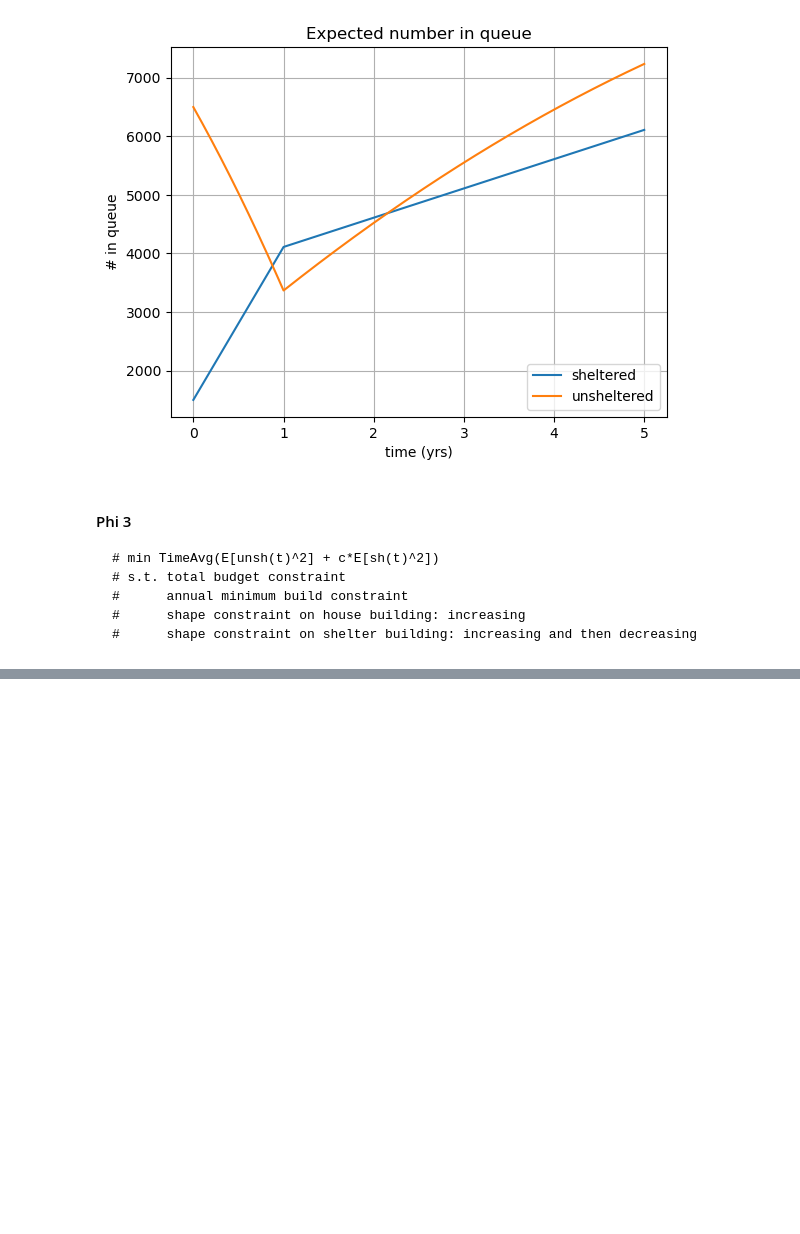
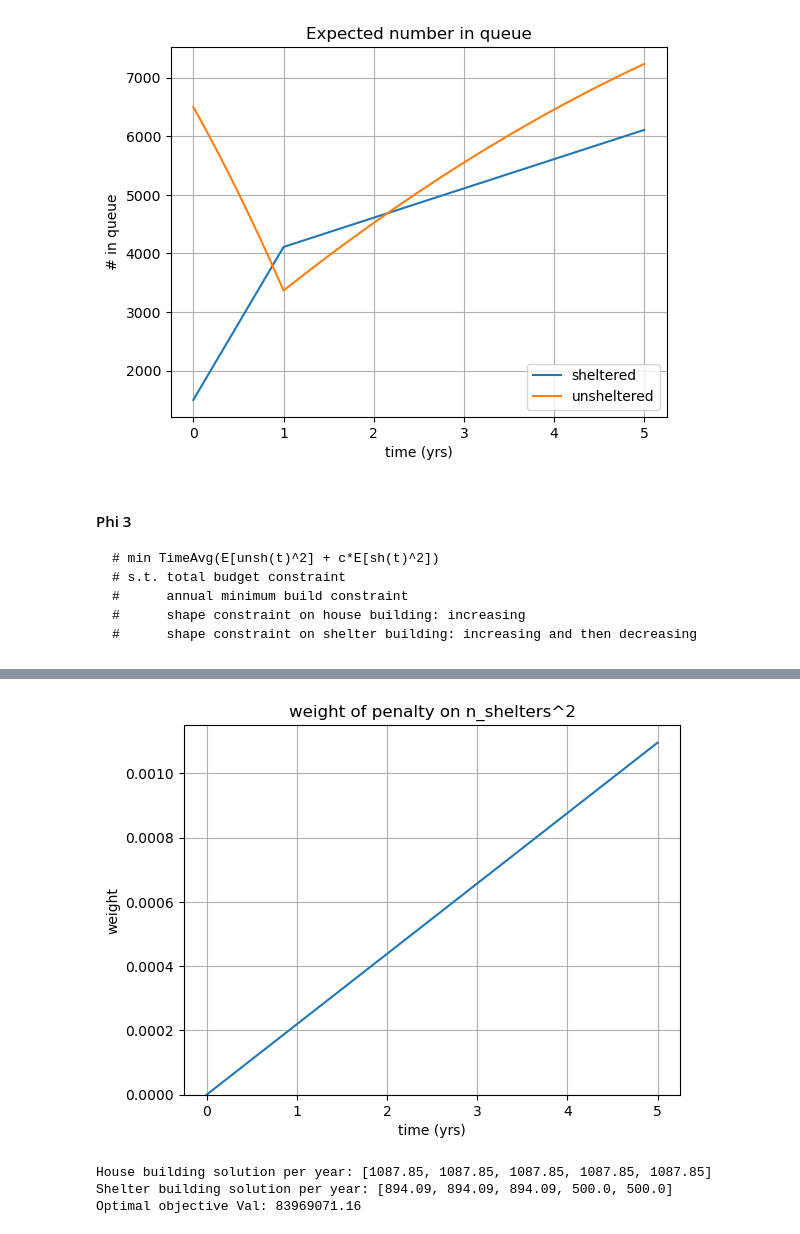
Before and after one commit to grahamburgess3/homeless_services, a Jupyter notebook: 09_Deterministic_Optimisation.ipynb, the cells around one changed output, grey strips where cells are left out. Saved outputs shown, nothing was run; the diff lists cells and outputs as text; code cells hidden in the pictures; blank space fills up the shorter version.

```diff
--- a/09_Deterministic_Optimisation.ipynb
+++ b/09_Deterministic_Optimisation.ipynb
@@ -226,0 +253,59 @@ Optimal objective Val: 61988521.72
+# %%
+# m should take value between 0 and 1 - this indicates the size of gradient of the weight function on the penalty on unsheltered queue.
+# 0 being no gradient, 1 being max possible gradient, given time horizon.
+m = 1.0
+# %%
+T = horizon/timestep
+w1max = 2/(T**2)
+w1 = m*w1max
+w0 = (1/T) - ((w1*T)/2)
+x = list(np.arange(0,horizon,timestep))
+w = [i*w1 + w0 for i in range(int(horizon/timestep))]
+
+fig, ax = plt.subplots()
+ax.plot(x,w)
+ax.set_ylim(bottom=0)
+
+ax.set(xlabel='time (yrs)', ylabel='weight',
+       title='weight of penalty on n_shelters^2')
+
+ax.grid()
+plt.show()
+# %% [output]
+[figure, added]
+# %%
+def y4(problem):
+    " objective function for problem Phi4"
+    solution = {'housing' : problem.h, 'shelter' : problem.s}
+    fluid_model = model(data_as_is, solution)
+    fluid_model.analyse(horizon, timestep)
+    avg_unsh_2 = sum(fluid_model.model.unsh_sq_t)/len(fluid_model.model.unsh_sq_t)
+    weight_avg_sh_2 = sum([fluid_model.model.sh_sq_t[i]*w[i] for i in range(int(horizon/timestep))])
+    return(avg_unsh_2 + weight_avg_sh_2)
+
+# Set up problem and solve
+problem = do.Phi(data_as_is,
+                  timestep,
+                  horizon,
+                  budget,
+                  costs_accomm,
+                  baseline_build,
+                  budget_constraint,
+                  min_house_build,
+                  min_shelter_build,
+                  y4)
+
+problem.add_housing_increase(h1)
+shelter_mode = 2
+problem.add_shelter_increase_decrease(shelter_mode, s1, s2)
+
+problem.solve('ipopt')
+
+# Outputs
+print('House building solution per year: ' + str([round(i,2) for i in problem.h_opt]))
+print('Shelter building solution per year: ' + str([round(i,2) for i in problem.s_opt]))
+print('Optimal objective Val: ' + str(round(problem.instance.OBJ(),2)))
+# %% [output]
+House building solution per year: [1087.85, 1087.85, 1087.85, 1087.85, 1087.85]
+Shelter building solution per year: [894.09, 894.09, 894.09, 500.0, 500.0]
+Optimal objective Val: 83969071.16
```
Also changed, not shown: parts of 8 cells of this notebook.
